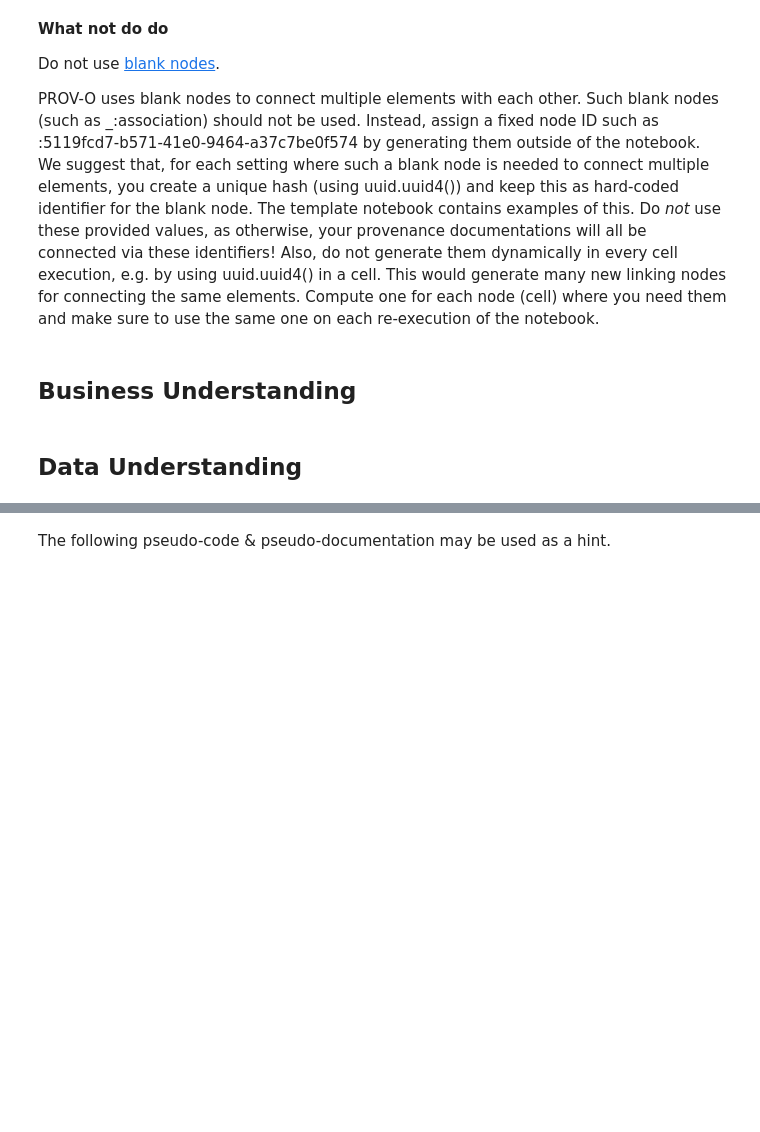
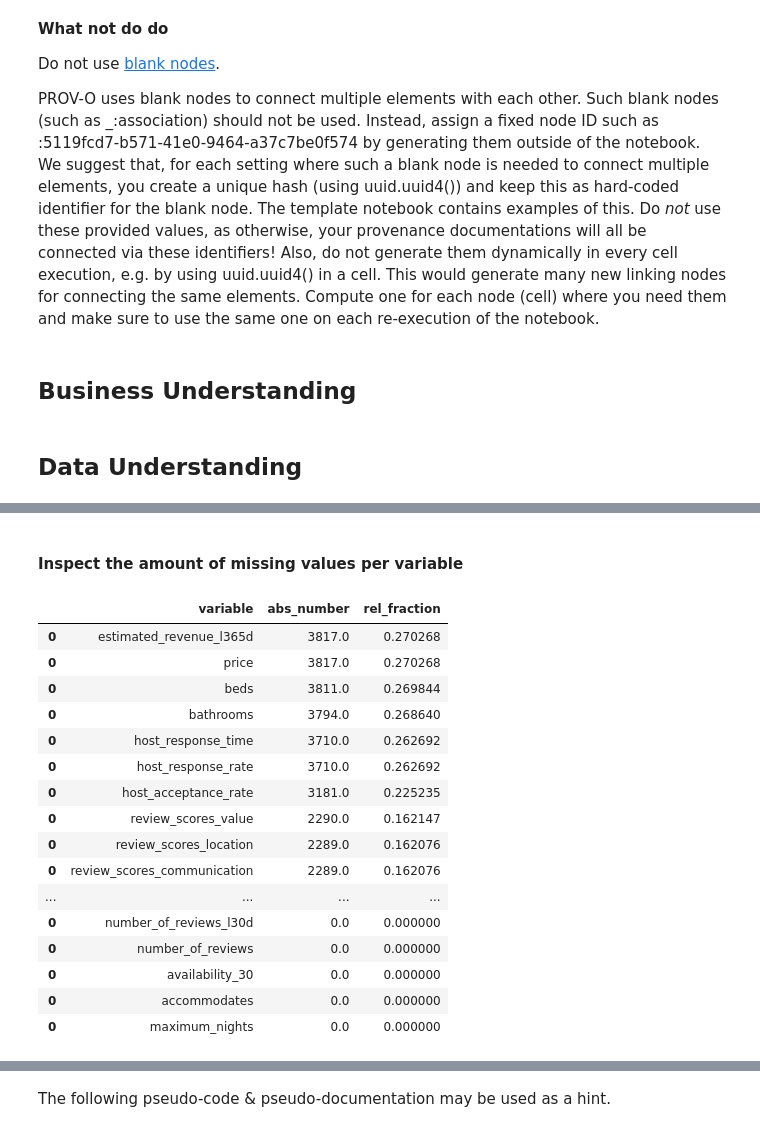
Before and after one commit to philippmoessner/tuwien_bi, a Jupyter notebook: Assignment3/notebook.ipynb, the cells around one changed output, grey strips where cells are left out. Drawn from its saved outputs; the diff is of its cells as text; code cells hidden in the pictures; blank space fills up the shorter version.

```diff
--- a/Assignment3/notebook.ipynb
+++ b/Assignment3/notebook.ipynb
@@ -258,0 +709,38 @@ engine.insert(business_understanding_data_executor, prefixes=prefixes)
+# %% [markdown]
+#### Inspect the amount of missing values per variable
+# %%
+missing_vals_code_writer = student_a
+
+def missing_values_summary():
+    missing_values = pd.DataFrame({'variable': [], 'abs_number': [], 'rel_fraction': []})
+    for var in data_dict_reduced['variable'].values:
+        if var == 'id':
+            continue
+        df = pd.DataFrame({'variable': [var], 'abs_number': [data[var].isna().sum()], 'rel_fraction': [data[var].isna().mean()]})
+        missing_values = pd.concat([missing_values, df], axis=0)
+    missing_values = missing_values.sort_values('rel_fraction', ascending=False)
+    return missing_values
+
+start_time_ld = now()
+missing_values = missing_values_summary()
+end_time_ld = now()
+# %%
+missing_values
+# %% [output]
+|  | variable | abs_number | rel_fraction |
+| 0 | estimated_revenue_l365d | 3817.0 | 0.270268 |
+| 0 | price | 3817.0 | 0.270268 |
+| 0 | beds | 3811.0 | 0.269844 |
+| 0 | bathrooms | 3794.0 | 0.268640 |
+| 0 | host_response_time | 3710.0 | 0.262692 |
+| 0 | host_response_rate | 3710.0 | 0.262692 |
+| 0 | host_acceptance_rate | 3181.0 | 0.225235 |
+| 0 | review_scores_value | 2290.0 | 0.162147 |
+| 0 | review_scores_location | 2289.0 | 0.162076 |
+| 0 | review_scores_communication | 2289.0 | 0.162076 |
+| ... | ... | ... | ... |
+| 0 | number_of_reviews_l30d | 0.0 | 0.000000 |
+| 0 | number_of_reviews | 0.0 | 0.000000 |
+| 0 | availability_30 | 0.0 | 0.000000 |
+| 0 | accommodates | 0.0 | 0.000000 |
+| 0 | maximum_nights | 0.0 | 0.000000 |
```
Also changed, not shown: parts of 27 cells of this notebook, 1 other file.
